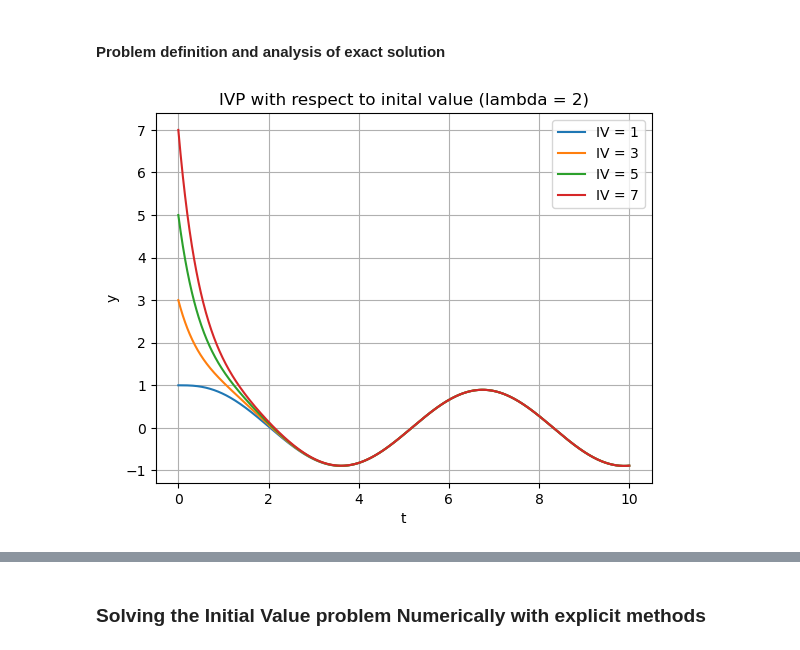
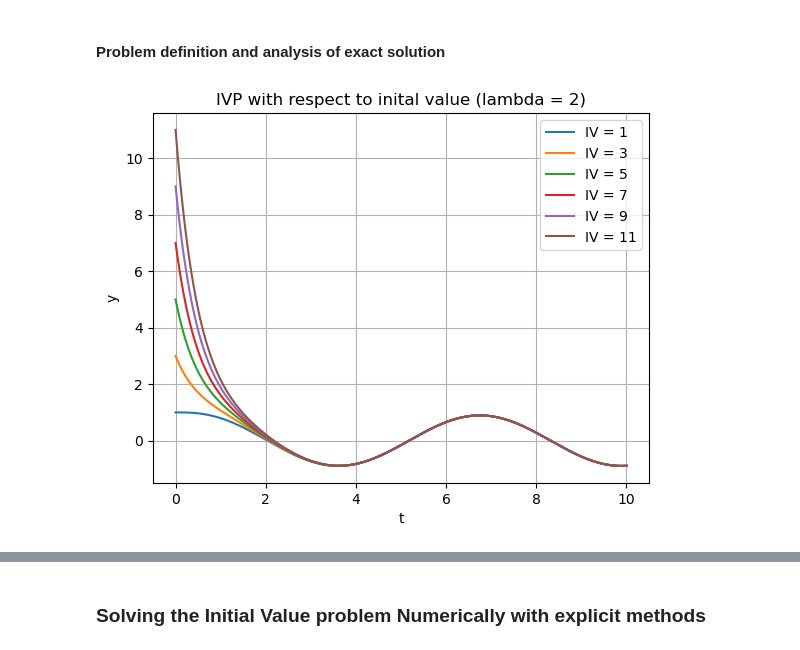
Before and after one commit to VogelBenjamin/Integration-of-Stiff-ODEs, a Jupyter notebook: Integration of stiff ODE-Curtis_Hirschfelder.ipynb, the cells around one changed output, grey strips where cells are left out. Cells and saved outputs as stored; diff of their text form; code cells hidden in the pictures.

```diff
--- a/Integration of stiff ODE-Curtis_Hirschfelder.ipynb
+++ b/Integration of stiff ODE-Curtis_Hirschfelder.ipynb
@@ -37,20 +37,20 @@ def exact_solution(t,y_0,l=2):
 # %%
 #
 # analysis of exact solution with respect to initial value
 #
-initial_values = np.arange(1,9,2)
+initial_values = np.arange(1,13,2)
 x_space = np.linspace(0,10,1000)
 
 for iv in initial_values:
     exact_y = exact_solution(x_space,iv,2)
     plt.plot(x_space, exact_y,label=f"IV = {iv}")
 plt.xlabel("t")
 plt.ylabel("y")
 plt.title("IVP with respect to inital value (lambda = 2)")
 plt.legend()
 plt.grid()
 # %% [output]
-[figure, old version]
+[figure, new version]
 # %%
 #
 # analysis of exact solution with respect to lambda
```
Also changed, not shown: parts of 13 cells of this notebook.
